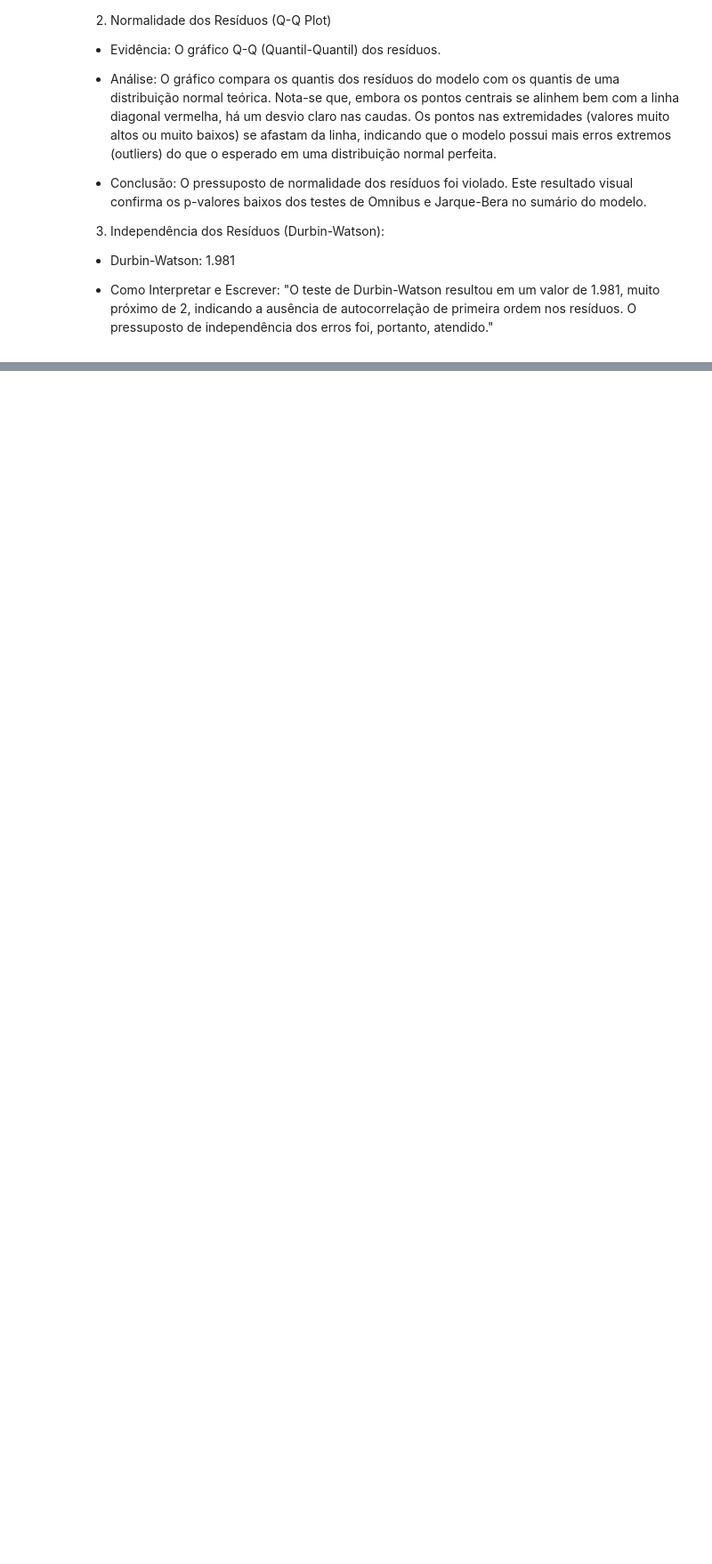
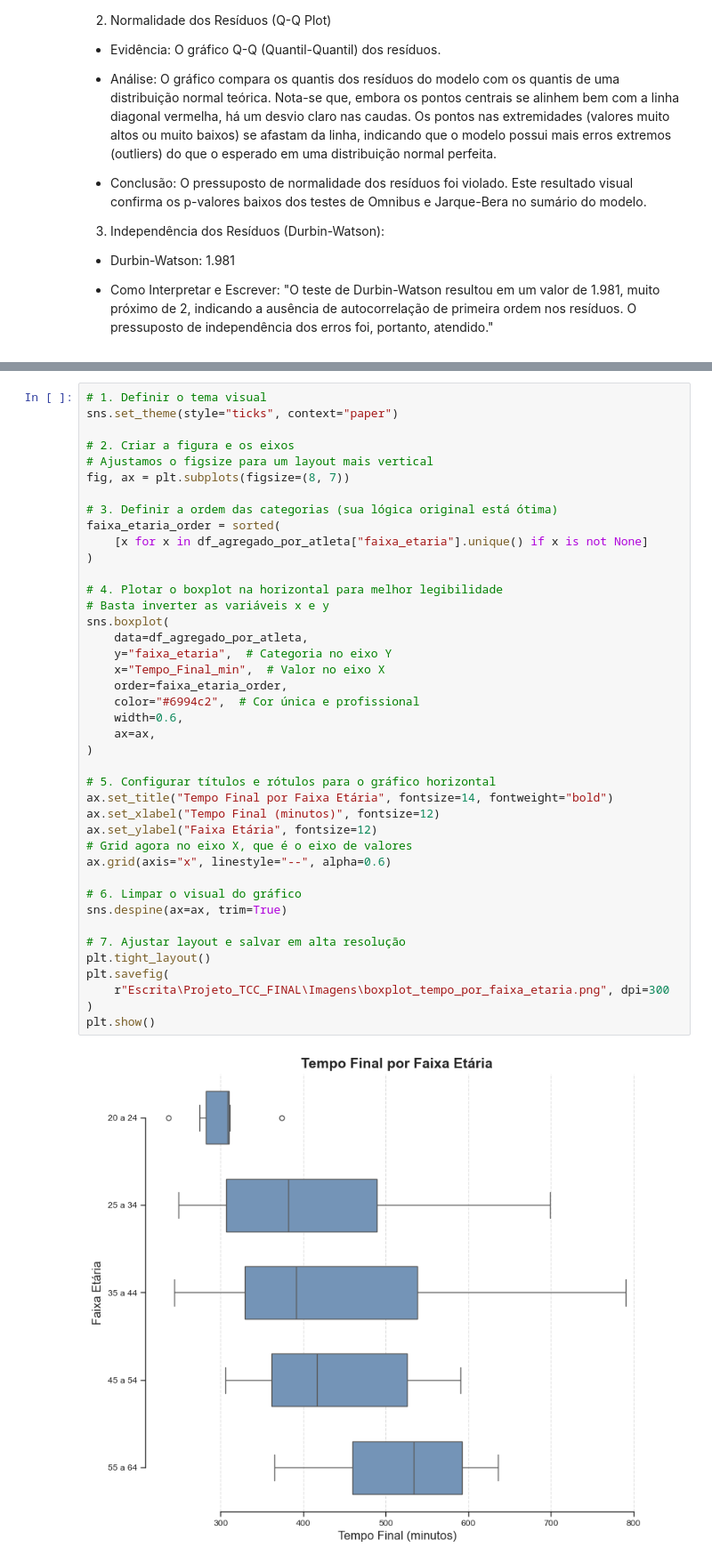
Before and after one commit to joaomts/-strava_analytics, a Jupyter notebook: analises_provas.ipynb, the cells around one changed output, grey strips where cells are left out. Shown at 89% size. Drawn from its saved outputs; the diff is of its cells as text; blank space fills up the shorter version.

```diff
--- a/analises_provas.ipynb
+++ b/analises_provas.ipynb
@@ -4328,0 +4506,43 @@ plt.show()
+# %%
+# 1. Definir o tema visual
+sns.set_theme(style="ticks", context="paper")
+
+# 2. Criar a figura e os eixos
+# Ajustamos o figsize para um layout mais vertical
+fig, ax = plt.subplots(figsize=(8, 7))
+
+# 3. Definir a ordem das categorias (sua lógica original está ótima)
+faixa_etaria_order = sorted(
+    [x for x in df_agregado_por_atleta["faixa_etaria"].unique() if x is not None]
+)
+
+# 4. Plotar o boxplot na horizontal para melhor legibilidade
+# Basta inverter as variáveis x e y
+sns.boxplot(
+    data=df_agregado_por_atleta,
+    y="faixa_etaria",  # Categoria no eixo Y
+    x="Tempo_Final_min",  # Valor no eixo X
+    order=faixa_etaria_order,
+    color="#6994c2",  # Cor única e profissional
+    width=0.6,
+    ax=ax,
+)
+
+# 5. Configurar títulos e rótulos para o gráfico horizontal
+ax.set_title("Tempo Final por Faixa Etária", fontsize=14, fontweight="bold")
+ax.set_xlabel("Tempo Final (minutos)", fontsize=12)
+ax.set_ylabel("Faixa Etária", fontsize=12)
+# Grid agora no eixo X, que é o eixo de valores
+ax.grid(axis="x", linestyle="--", alpha=0.6)
+
+# 6. Limpar o visual do gráfico
+sns.despine(ax=ax, trim=True)
+
+# 7. Ajustar layout e salvar em alta resolução
+plt.tight_layout()
+plt.savefig(
+    r"Escrita\Projeto_TCC_FINAL\Imagens\boxplot_tempo_por_faixa_etaria.png", dpi=300
+)
+plt.show()
+# %% [output]
+[figure, added]
```
Also changed, not shown: parts of 18 cells of this notebook, 20 other files.
